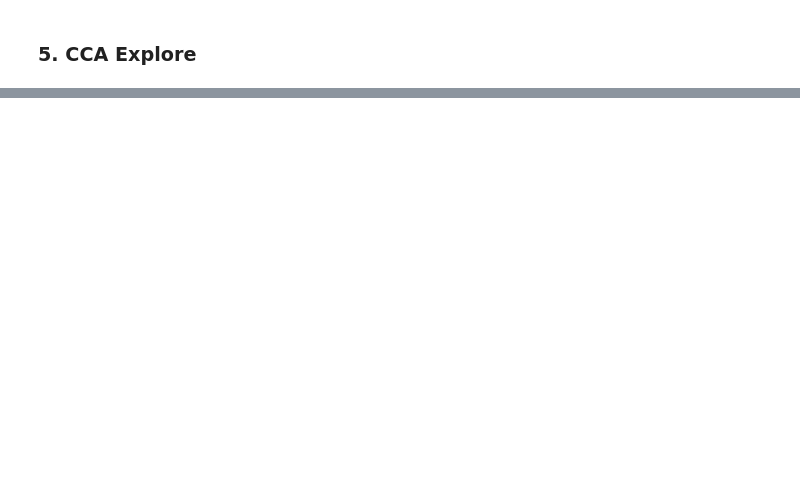
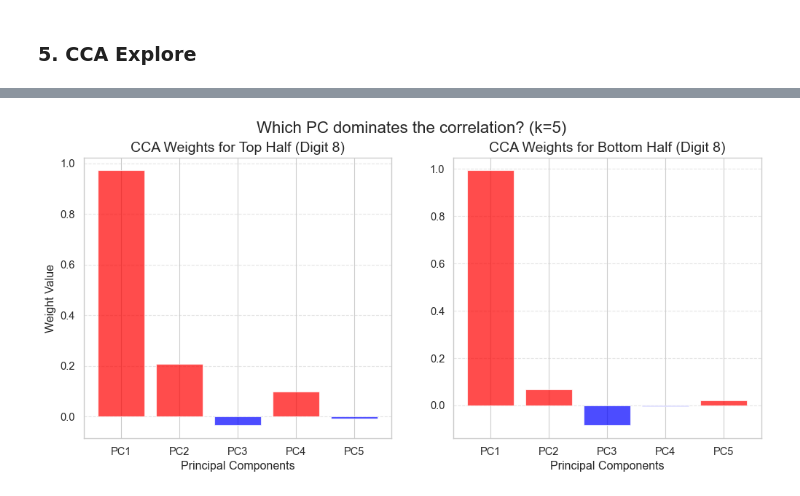
Before and after one commit to Kircerta/PCA_CCA_mnist_visualization, a Jupyter notebook: STA437_Final_Project_Code.ipynb, the cells around one changed output, grey strips where cells are left out. Cells and saved outputs as stored; diff of their text form; code cells hidden in the pictures; blank space fills up the shorter version.

```diff
--- a/STA437_Final_Project_Code.ipynb
+++ b/STA437_Final_Project_Code.ipynb
@@ -392,0 +745,89 @@ x="Correlations of Parts After PCA transformation")
+# %%
+import numpy as np
+import pandas as pd
+import matplotlib.pyplot as plt
+from sklearn.decomposition import PCA
+from sklearn.cross_decomposition import CCA
+
+def inspect_cca_weights(X, y, target_digit=2, n_components=5):
+    print(f"\n=== CCA Weight Inspection for Digit {target_digit} (Top-Bottom Split) ===")
+
+    # --- 1. 数据准备 ---
+    X_digit = X[y == target_digit]
+    X_norm = X_digit / 255.0
+    n_samples = X_norm.shape[0]
+
+    IMG_SIZE = 28
+    CUT_ROW = 14
+
+    X_img = X_norm.reshape(n_samples, IMG_SIZE, IMG_SIZE)
+    X_top = X_img[:, :CUT_ROW, :].reshape(n_samples, -1)
+    X_bottom = X_img[:, CUT_ROW:, :].reshape(n_samples, -1)
+
+    # --- 2. PCA 降维 ---
+    pca_t = PCA(n_components=n_components, random_state=42)
+    pca_b = PCA(n_components=n_components, random_state=42)
+
+    X_t_pca = pca_t.fit_transform(X_top)
+    X_b_pca = pca_b.fit_transform(X_bottom)
+
+    # --- 3. CCA 核心 ---
+    cca = CCA(n_components=1)
+    cca.fit(X_t_pca, X_b_pca)
+
+    # [!] 获取权重 [!]
+    # x_weights_ 对应 X_top 的权重
+    # y_weights_ 对应 X_bottom 的权重
+    # shape is (n_features, n_components), we want the first component
+    w_top = cca.x_weights_[:, 0]
+    w_bottom = cca.y_weights_[:, 0]
+
+    # --- 4. 打印数值表格 ---
+    print("\n--- CCA Weight Distribution (The 'Recipe') ---")
+    df_weights = pd.DataFrame({
+        "PC_Index": [f"PC{i+1}" for i in range(n_components)],
+        "Top_Weight": w_top,
+        "Bottom_Weight": w_bottom,
+        "Abs_Top_Strength": np.abs(w_top) # 用于排序或观察绝对强度
+    })
+
+    # 打印原始数值
+    print(df_weights.to_markdown(index=False, floatfmt=".4f"))
+
+    # 找出那个“捣乱”的主导成分
+    dominant_idx = np.argmax(np.abs(w_top))
+    print(f"\n[Observation] The dominant component in Top half is PC{dominant_idx+1} (Weight: {w_top[dominant_idx]:.4f})")
+
+    # --- 5. 可视化柱状图 ---
+    fig, axes = plt.subplots(1, 2, figsize=(12, 5))
+
+    # 颜色：正值为红，负值为蓝
+    colors_top = ['red' if x >= 0 else 'blue' for x in w_top]
+    colors_bottom = ['red' if x >= 0 else 'blue' for x in w_bottom]
+
+    x_indices = np.arange(1, n_components + 1)
+
+    # Top Weights
+    axes[0].bar(x_indices, w_top, color=colors_top, alpha=0.7)
+    axes[0].set_title(f"CCA Weights for Top Half (Digit {target_digit})", fontsize=14)
+    axes[0].set_xlabel("Principal Components")
+    axes[0].set_ylabel("Weight Value")
+    axes[0].set_xticks(x_indices)
+    axes[0].set_xticklabels([f"PC{i}" for i in x_indices])
+    axes[0].grid(axis='y', linestyle='--', alpha=0.5)
+
+    # Bottom Weights
+    axes[1].bar(x_indices, w_bottom, color=colors_bottom, alpha=0.7)
+    axes[1].set_title(f"CCA Weights for Bottom Half (Digit {target_digit})", fontsize=14)
+    axes[1].set_xlabel("Principal Components")
+    axes[1].set_xticks(x_indices)
+    axes[1].set_xticklabels([f"PC{i}" for i in x_indices])
+    axes[1].grid(axis='y', linestyle='--', alpha=0.5)
+
+    plt.suptitle(f"Which PC dominates the correlation? (k={n_components})", fontsize=16)
+    plt.show()
+
+# --- 运行分析 ---
+# 重点观察 PC3 和 PC4 的柱子高度
+inspect_cca_weights(X_global, y_global, target_digit=8, n_components=5)
+# %% [output]
@@ -392,0 +846 @@ x="Correlations of Parts After PCA transformation")
+[figure, added]
```
Also changed, not shown: parts of 28 cells of this notebook, 14 other files.
